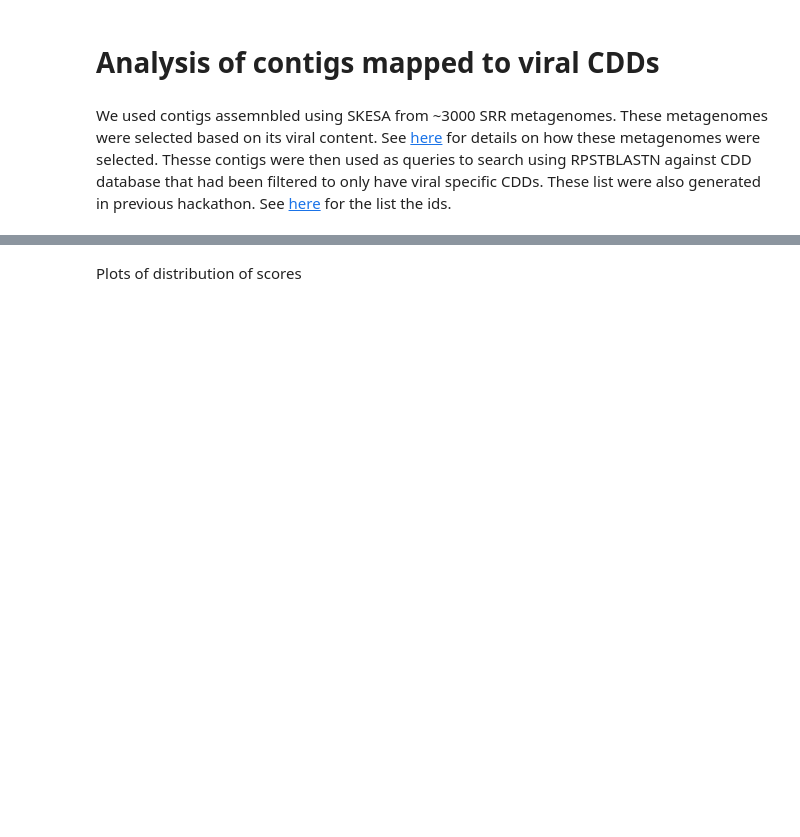
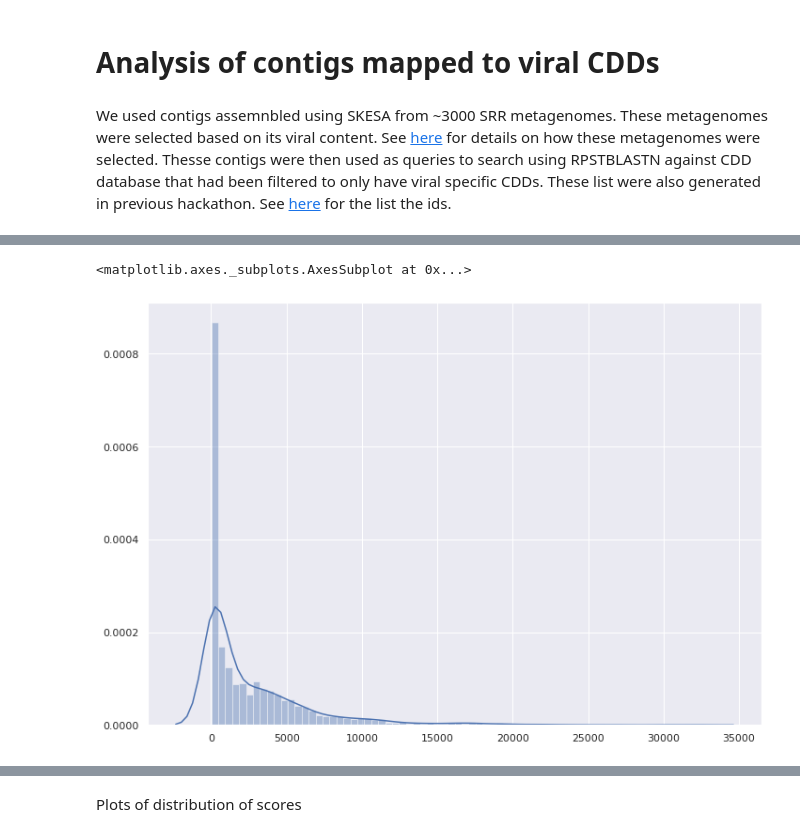
Before and after one commit to NCBI-Codeathons/Domain_HMM_Boundaries, a Jupyter notebook: post_analysis/jupyter_notebook/CDD_analysis.ipynb, the cells around one changed output, grey strips where cells are left out. Drawn from its saved outputs; the diff is of its cells as text; code cells hidden in the pictures; blank space fills up the shorter version.

```diff
--- a/post_analysis/jupyter_notebook/CDD_analysis.ipynb
+++ b/post_analysis/jupyter_notebook/CDD_analysis.ipynb
@@ -52,0 +92,6 @@ df.groupby('contig_id').agg(['count'])
+# %%
+# count the number of CDDs per SRR ids
+srr_cdd_df = rps_cdd_df_density[["CDD", "SRR"]]
+srr_cdd_df.head()
+srr_cdd_count = srr_cdd_df.groupby(['SRR', 'CDD']).size()
+srr_cdd_count.head()
@@ -52,0 +106,6 @@ df.groupby('contig_id').agg(['count'])
+# %%
+# pivot the table to sample as index and then CDD ids as coumn header
+srr_cdd_table = pd.DataFrame(srr_cdd_count).reset_index()
+
+srr_cdd_pivot_table = srr_cdd_table.pivot(index="SRR", columns="CDD", values=0).fillna(0)
+srr_cdd_pivot_table.head()
@@ -52,0 +121,8 @@ df.groupby('contig_id').agg(['count'])
+# %%
+# distribution of number of CDDs per sample
+sns.distplot(srr_cdd_pivot_table.sum(axis=1), bins=70)
+
+# sns.clustermap(srr_cdd_pivot_table)
+# %% [output]
+<matplotlib.axes._subplots.AxesSubplot at 0x...>
+[figure, added]
```
Also changed, not shown: parts of 29 cells of this notebook, 1 other file.
